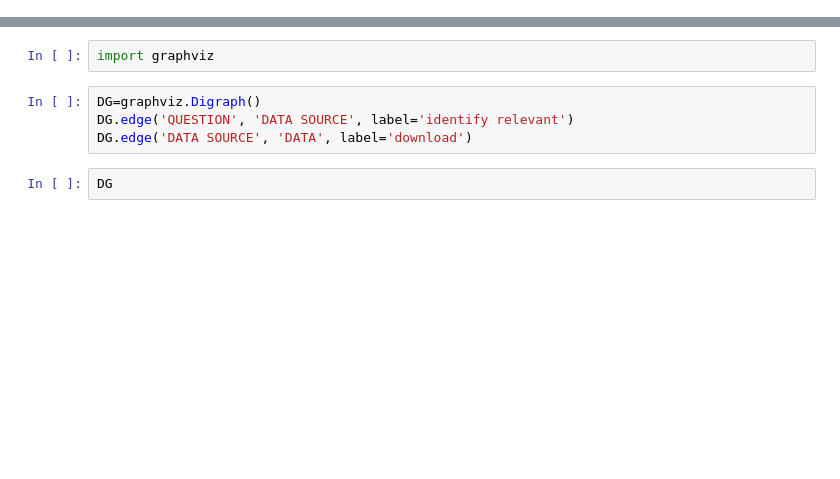
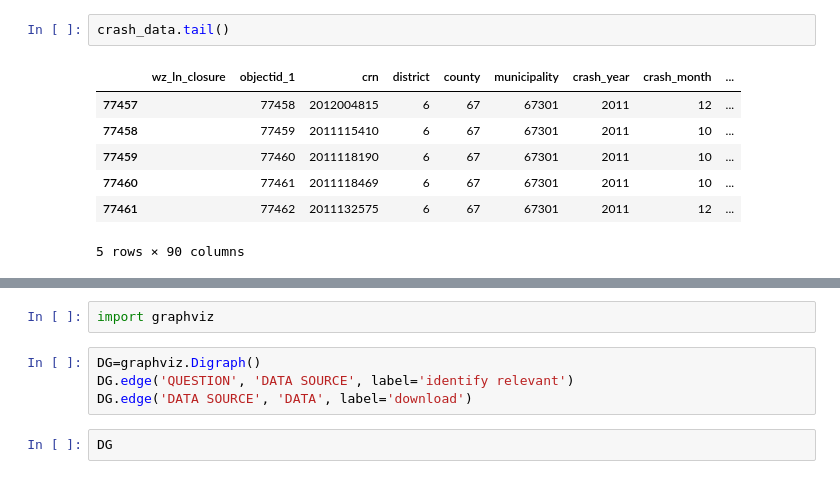
Before and after one commit to mbod/comm318_stories_from_data_fall2019, a Jupyter notebook: notebooks/lectures/0_course_overview/introduction_to_python_programming_for_data_journalism.ipynb, the cells around one changed output, grey strips where cells are left out. Saved outputs shown, nothing was run; the diff lists cells and outputs as text; blank space fills up the shorter version.

```diff
--- a/notebooks/lectures/0_course_overview/introduction_to_python_programming_for_data_journalism.ipynb
+++ b/notebooks/lectures/0_course_overview/introduction_to_python_programming_for_data_journalism.ipynb
@@ -9,0 +153,10 @@ This notebook uses a data from the
+# %%
+crash_data.tail()
+# %% [output]
+|  | wz_ln_closure | objectid_1 | crn | district | county | municipality | crash_year | crash_month | ... |
+| 77457 |  | 77458 | 2012004815 | 6 | 67 | 67301 | 2011 | 12 | ... |
+| 77458 |  | 77459 | 2011115410 | 6 | 67 | 67301 | 2011 | 10 | ... |
+| 77459 |  | 77460 | 2011118190 | 6 | 67 | 67301 | 2011 | 10 | ... |
+| 77460 |  | 77461 | 2011118469 | 6 | 67 | 67301 | 2011 | 10 | ... |
+| 77461 |  | 77462 | 2011132575 | 6 | 67 | 67301 | 2011 | 12 | ... |
+5 rows × 90 columns
```
Also changed, not shown: parts of 21 cells of this notebook, 4 other files.
